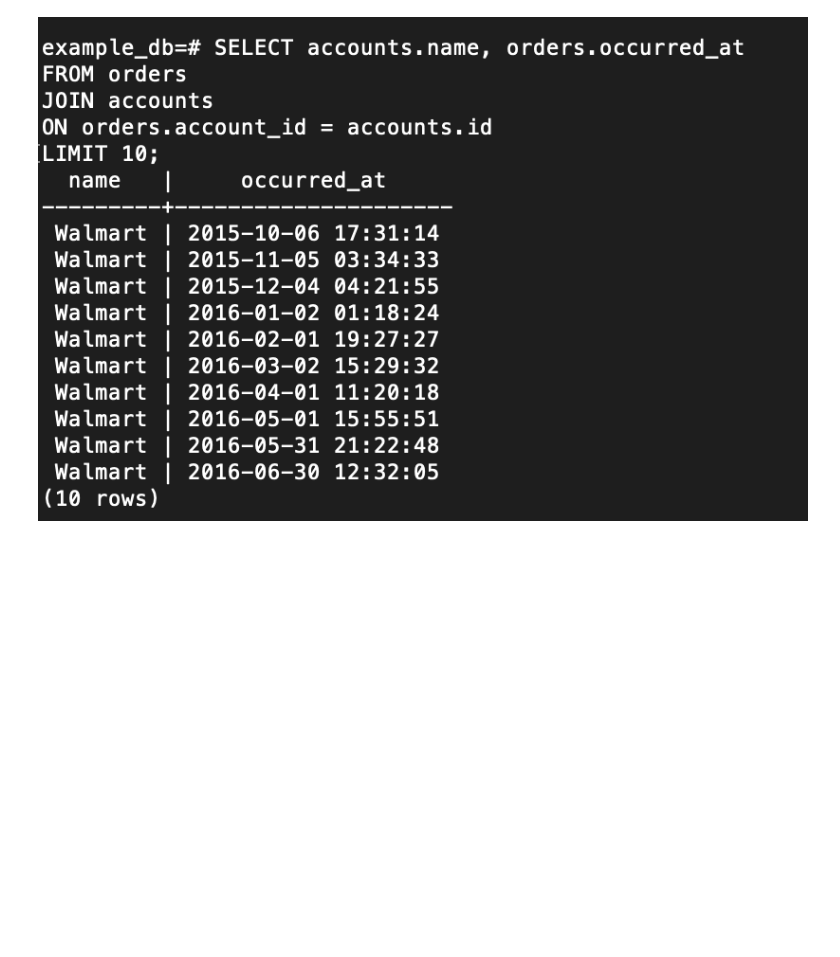
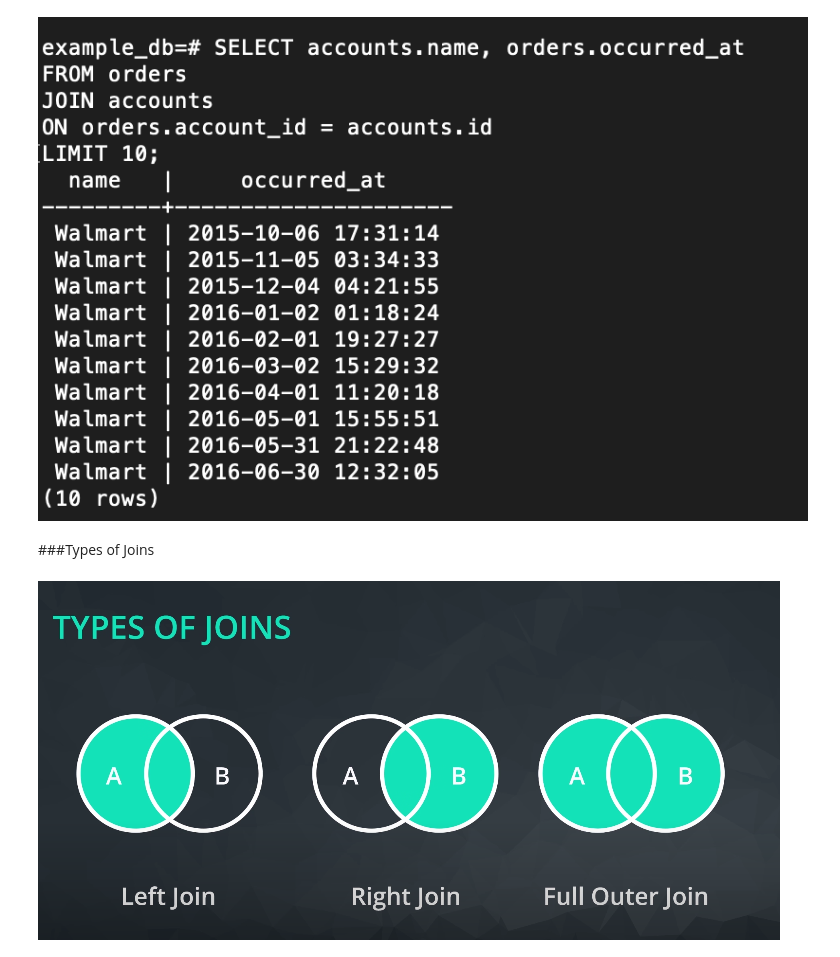
Before and after one commit to GabeMaldonado/JupyterNotebooks, a Jupyter notebook: PostgreSQL.ipynb, the cells around one changed output. Saved outputs shown, nothing was run; the diff lists cells and outputs as text; code cells hidden in the pictures; blank space fills up the shorter version.

```diff
--- a/PostgreSQL.ipynb
+++ b/PostgreSQL.ipynb
@@ -286,3 +287,10 @@ LIMIT 10;
 Image(filename="/PostgresqlJOIN_2.png")
 # %% [output]
 [figure]
+# %% [markdown]
+###Types of Joins
+# %%
+from IPython.display import Image
+Image(filename="/content/Screen Shot 2020-07-08 at 7.24.05 PM.png")
+# %% [output]
+[figure, added]
```
Also changed, not shown: parts of 4 cells of this notebook.
